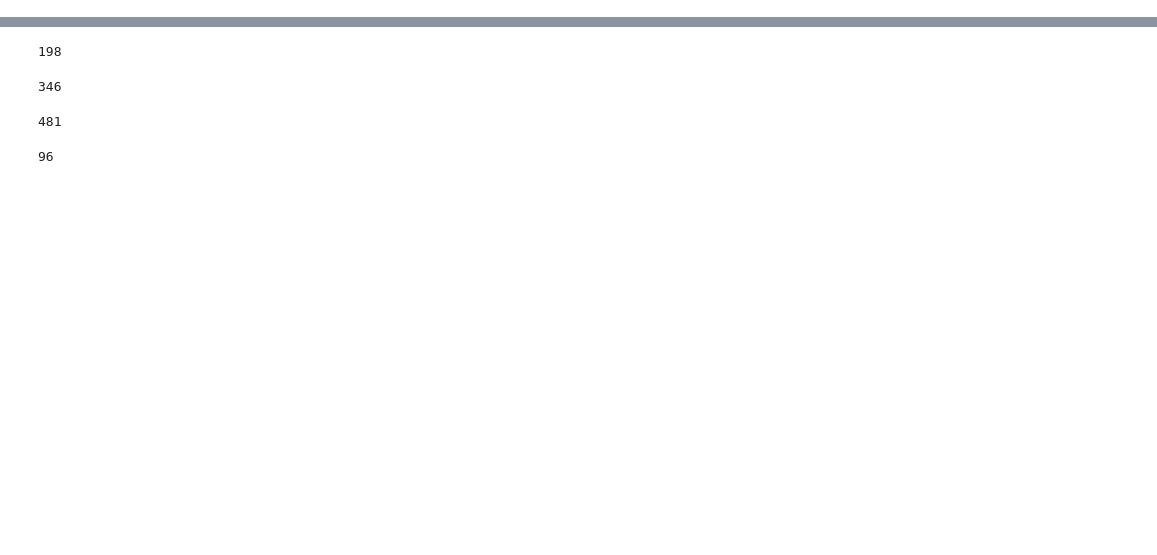
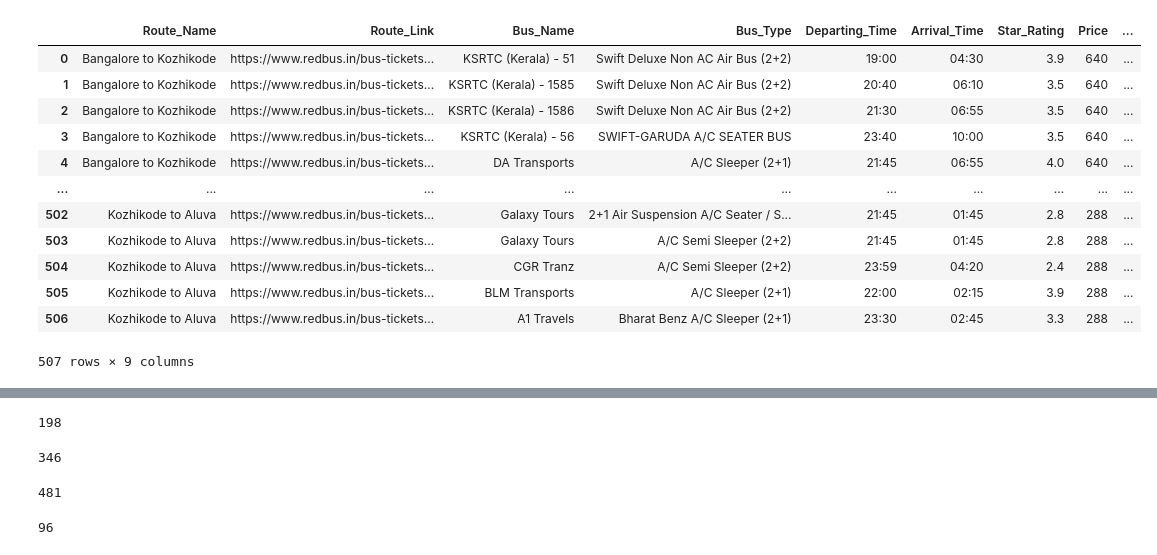
Before and after one commit to MukilaDevi290/Redbus, a Jupyter notebook: testing.ipynb, the cells around one changed output, grey strips where cells are left out. Cells and saved outputs as stored; diff of their text form; code cells hidden in the pictures; blank space fills up the shorter version.

```diff
--- a/testing.ipynb
+++ b/testing.ipynb
@@ -8,6 +8,7 @@ from selenium import webdriver
 from selenium.webdriver.common.by import By
 from selenium.webdriver.support.ui import WebDriverWait
 from selenium.webdriver.support import expected_conditions as EC
+import re
 
 def initialize_driver():
     driver = webdriver.Chrome()  #Make sure to import webdriver
@@ -44,25 +45,35 @@ def scrape_bus_details(driver, url, route_name):
         bus_name_elements = driver.find_elements(By.XPATH, "//div[@class='travels lh-24 f-bold d-color']")
         bus_type_elements = driver.find_elements(By.XPATH, "//div[@class='bus-type f-12 m-top-16 l-color evBus']")
         departing_time_elements = driver.find_elements(By.XPATH, "//div[@class='dp-time f-19 d-color f-bold']")
-        duration_elements = driver.find_elements(By.XPATH, "//div[@class='dur l-color lh-24']")
         arrival_elements = driver.find_elements(By.XPATH, "//div[@class='bp-time f-19 d-color disp-Inline']")
         star_rating_elements = driver.find_elements(By.XPATH, "//div[@class='rating-sec lh-24']")
-        fare_element = driver.find_element(By.XPATH, "//div[@class='fare d-block']")
+        fare_element = driver.find_element(By.CSS_SELECTOR, "span.f-bold.f-19")
         seat_availability_elements = driver.find_elements(By.XPATH, "//div[@class='seat-left m-top-30']")
 
         bus_details = []
         for i in range(len(bus_name_elements)):
+             # Get seat availability if present, else set it to 0
+            if i < len(seat_availability_elements):
+                seat_text = seat_availability_elements[i].text
+            else:
+                seat_text = '0'  # Default to '0' if no seat availability element found
+
+
+            # Extract numeric part using regex
+            seat_number = re.search(r'\d+', seat_text)
+            seat_number = seat_number.group() if seat_number else '0'
+
+
             bus_detail = {
                 "Route_Name": route_name,
                 "Route_Link": url,
                 "Bus_Name": bus_name_elements[i].text,
                 "Bus_Type": bus_type_elements[i].text,
                 "Departing_Time": departing_time_elements[i].text,
-                "Duration": duration_elements[i].text,
                 "Arrival_Time": arrival_elements[i].text,
                 "Star_Rating": star_rating_elements[i].text if i < len(star_rating_elements) else '0',
                 "Price": fare_element.text,
-                "Seat_Availability": seat_availability_elements[i].text if i < len(seat_availability_elements) else '0'
+                "Seat_Availability": seat_number
             }
             bus_details.append(bus_detail)
 
@@ -111,8 +122,8 @@ all_bus_details = scrape_all_pages()
 # Convert the list of dictionaries to a DataFrame
 df1 = pd.DataFrame(all_bus_details)
 
-# Save the DataFrame to a CSV file
-df1.to_csv('ksrtc_bus_details.csv', index=False)
+#convert the dataframe from df1
+kerala_bus_df=df1
 
-#loading
-df1 = pd.read_csv('ksrtc_bus_details.csv')
+#save  a dataframe to csv also
+kerala_bus_df.to_csv("ksrtc_bus_details.csv", index=False)
@@ -135,3 +130,19 @@ df1
+# %%
+kerala_bus_df
+# %% [output]
+|  | Route_Name | Route_Link | Bus_Name | Bus_Type | Departing_Time | Arrival_Time | Star_Rating | Price | ... |
+| 0 | Bangalore to Kozhikode | https://www.redbus.in/bus-tickets... | KSRTC (Kerala) - 51 | Swift Deluxe Non AC Air Bus (2+2) | 19:00 | 04:30 | 3.9 | 640 | ... |
+| 1 | Bangalore to Kozhikode | https://www.redbus.in/bus-tickets... | KSRTC (Kerala) - 1585 | Swift Deluxe Non AC Air Bus (2+2) | 20:40 | 06:10 | 3.5 | 640 | ... |
+| 2 | Bangalore to Kozhikode | https://www.redbus.in/bus-tickets... | KSRTC (Kerala) - 1586 | Swift Deluxe Non AC Air Bus (2+2) | 21:30 | 06:55 | 3.5 | 640 | ... |
+| 3 | Bangalore to Kozhikode | https://www.redbus.in/bus-tickets... | KSRTC (Kerala) - 56 | SWIFT-GARUDA A/C SEATER BUS | 23:40 | 10:00 | 3.5 | 640 | ... |
+| 4 | Bangalore to Kozhikode | https://www.redbus.in/bus-tickets... | DA Transports | A/C Sleeper (2+1) | 21:45 | 06:55 | 4.0 | 640 | ... |
+| ... | ... | ... | ... | ... | ... | ... | ... | ... | ... |
+| 502 | Kozhikode to Aluva | https://www.redbus.in/bus-tickets... | Galaxy Tours | 2+1 Air Suspension A/C Seater / S... | 21:45 | 01:45 | 2.8 | 288 | ... |
+| 503 | Kozhikode to Aluva | https://www.redbus.in/bus-tickets... | Galaxy Tours | A/C Semi Sleeper (2+2) | 21:45 | 01:45 | 2.8 | 288 | ... |
+| 504 | Kozhikode to Aluva | https://www.redbus.in/bus-tickets... | CGR Tranz | A/C Semi Sleeper (2+2) | 23:59 | 04:20 | 2.4 | 288 | ... |
+| 505 | Kozhikode to Aluva | https://www.redbus.in/bus-tickets... | BLM Transports | A/C Sleeper (2+1) | 22:00 | 02:15 | 3.9 | 288 | ... |
+| 506 | Kozhikode to Aluva | https://www.redbus.in/bus-tickets... | A1 Travels | Bharat Benz A/C Sleeper (2+1) | 23:30 | 02:45 | 3.3 | 288 | ... |
+507 rows × 9 columns
 # %%
 #####KTCL###
 #KADAMBA      22222
```
Also changed, not shown: parts of 36 cells of this notebook, 1 other file.
